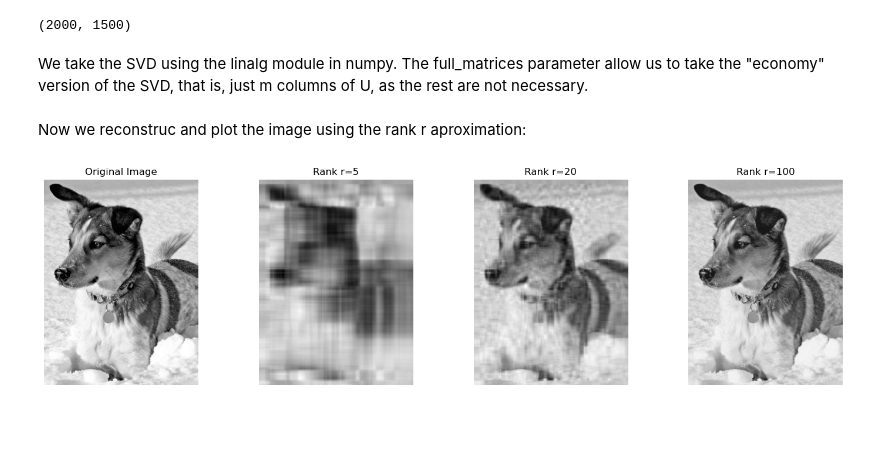
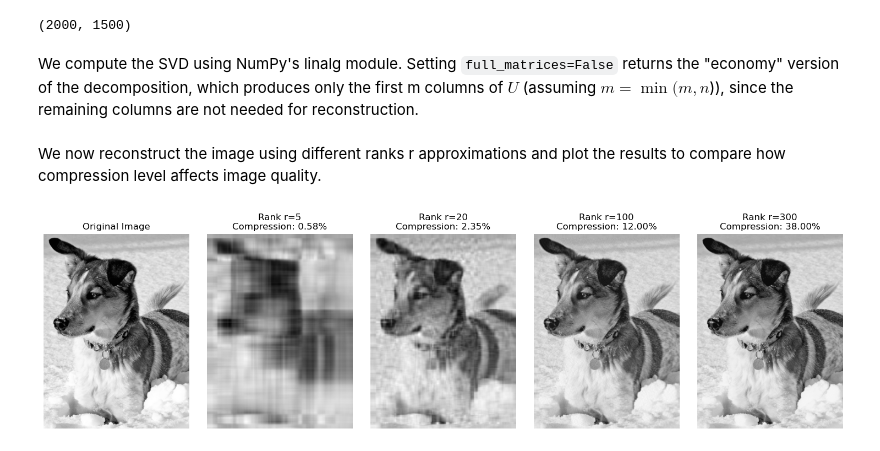
Before and after one commit to OrtizNicola/SVD-Magic, a Jupyter notebook: imageCompression.ipynb, the cells around one changed output. Saved outputs shown, nothing was run; the diff lists cells and outputs as text; code cells hidden in the pictures; blank space fills up the shorter version.

Commit message:
plot the importances and improve the wording

```diff
--- a/imageCompression.ipynb
+++ b/imageCompression.ipynb
@@ -42,30 +42,31 @@ print(X.shape)
 # %% [output]
 (2000, 1500)
 # %% [markdown]
-We take the SVD using the linalg module in numpy. The full_matrices parameter allow us to take the "economy" version of the SVD, that is, just m columns of U, as the rest are not necessary.
+We compute the SVD using NumPy's linalg module. Setting `full_matrices=False` returns the "economy" version of the decomposition, which produces only the first m columns of $U$ (assuming $m = \min(m, n$)), since the remaining columns are not needed for reconstruction.
 # %%
 U, S, Vt = np.linalg.svd(X, full_matrices = False)
 S = np.diag(S)
 # %% [markdown]
-Now we reconstruc and plot the image using the rank r aproximation:
+We now reconstruct the image using different ranks r approximations and plot the results to compare how compression level affects image quality.
 # %%
 def reconstruct(r):
     return U[:, :r] @ S[:r, :r] @ Vt[:r, :]
 
-ranks = [5, 20, 100]
+ranks = [5, 20, 100, 300]
 fig, axes = plt.subplots(1, len(ranks) + 1, figsize=(15, 4))
 
 axes[0].imshow(X, cmap='gray')
 axes[0].set_title('Original Image')
 axes[0].axis('off')
 
 for idx, r in enumerate(ranks, start=1):
     Xaprox = reconstruct(r)
+    compression = (r * (2000 + 1500 + r)) / (2000 * 1500) * 100
     axes[idx].imshow(Xaprox, cmap='gray')
-    axes[idx].set_title(f'Rank r={r}')
+    axes[idx].set_title(f'Rank r={r}\nCompression: {compression:.2f}%')
     axes[idx].axis('off')
 
 plt.tight_layout()
 plt.show()
 # %% [output]
-[figure, old version]
+[figure, new version]
```
Also changed, not shown: parts of 3 cells of this notebook.
